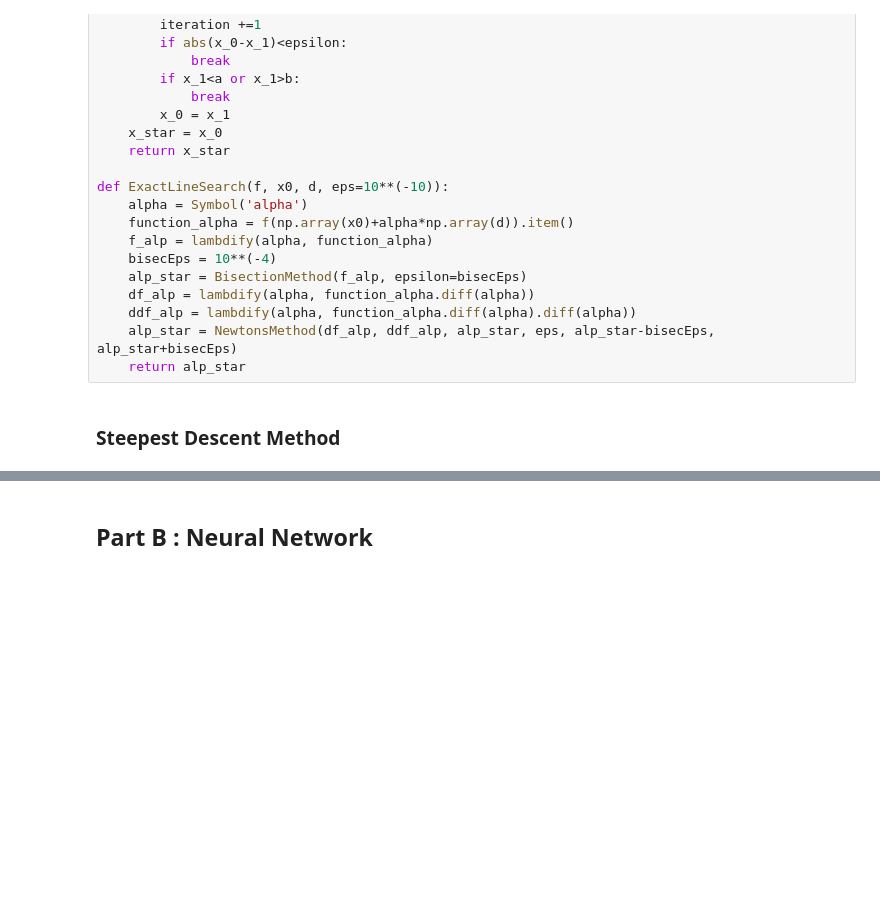
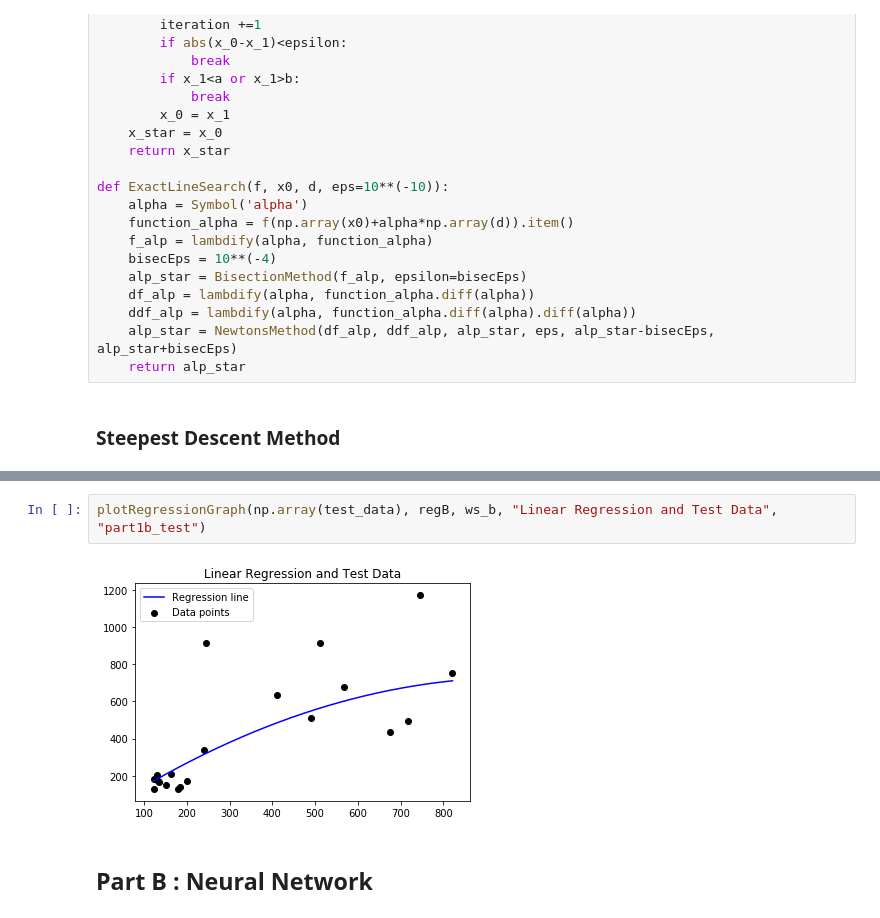
Before and after one commit to akinelden/ie440-homework6, a Jupyter notebook: Akin.ipynb, the cells around one changed output, grey strips where cells are left out. Cells and saved outputs as stored; diff of their text form; blank space fills up the shorter version.

```diff
--- a/Akin.ipynb
+++ b/Akin.ipynb
@@ -154,3 +180,7 @@ plotRegressionGraph(np.array(train_data), regB, ws_b)
+# %%
+plotRegressionGraph(np.array(test_data), regB, ws_b, "Linear Regression and Test Data", "part1b_test")
+# %% [output]
+[figure, added]
 # %% [markdown]
 ## Part B : Neural Network
 # %%
```
Also changed, not shown: parts of 9 cells of this notebook, 1 other file.
